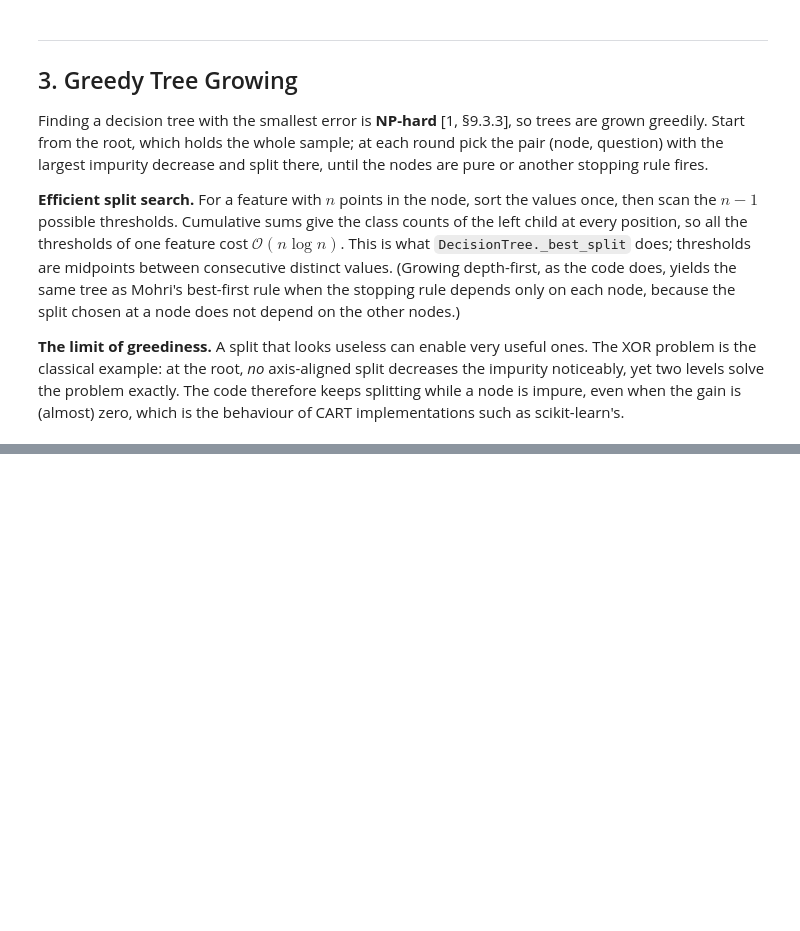
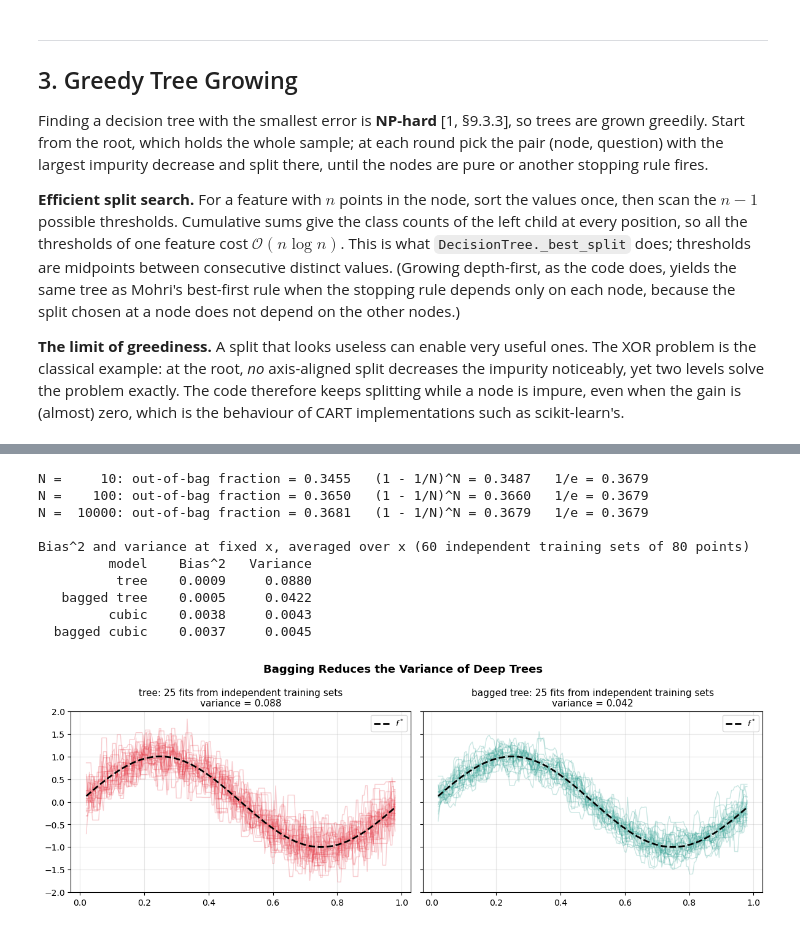
Before and after one commit to matteoguerrucci7-max/Machine-Learning, a Jupyter notebook: 09_decision_trees_random_forest_boosting.ipynb, the cells around one changed output, grey strips where cells are left out. Drawn from its saved outputs; the diff is of its cells as text; code cells hidden in the pictures; blank space fills up the shorter version.

```diff
--- a/09_decision_trees_random_forest_boosting.ipynb
+++ b/09_decision_trees_random_forest_boosting.ipynb
@@ -586,0 +742,61 @@ plt.tight_layout(); plt.show()
+# %%
+# (a) Fraction of points out of bag
+rng = np.random.default_rng(0)
+for n_pts in [10, 100, 10_000]:
+    frac = np.mean([1 - len(np.unique(rng.integers(n_pts, size=n_pts))) / n_pts for _ in range(2000 if n_pts < 10_000 else 200)])
+    print(f"N = {n_pts:>6}: out-of-bag fraction = {frac:.4f}   (1 - 1/N)^N = {(1 - 1/n_pts)**n_pts:.4f}   1/e = {np.exp(-1):.4f}")
+
+# (b) Bagging deep trees vs bagging a stable learner, on independent training sets
+f_true2 = lambda x: np.sin(2 * np.pi * x)
+x_grid = np.linspace(0.02, 0.98, 200)[:, None]
+n_sets, n_pts, B_bag = 60, 80, 40
+
+def fit_poly3(x, y):
+    w = np.linalg.lstsq(np.vander(x[:, 0], 4), y, rcond=None)[0]
+    return lambda xq: np.vander(xq[:, 0], 4) @ w
+def fit_tree(x, y):
+    return DecisionTree('mse', seed=0).fit(x, y).predict
+
+rng = np.random.default_rng(1)
+preds = {k: [] for k in ['tree', 'bagged tree', 'cubic', 'bagged cubic']}
+for s in range(n_sets):
+    x = rng.uniform(0, 1, n_pts)[:, None]
+    y = f_true2(x[:, 0]) + rng.normal(0, 0.3, n_pts)
+    preds['tree'].append(fit_tree(x, y)(x_grid))
+    preds['cubic'].append(fit_poly3(x, y)(x_grid))
+    bt, bc = [], []
+    for b in range(B_bag):
+        i = rng.integers(n_pts, size=n_pts)
+        bt.append(fit_tree(x[i], y[i])(x_grid)); bc.append(fit_poly3(x[i], y[i])(x_grid))
+    preds['bagged tree'].append(np.mean(bt, axis=0)); preds['bagged cubic'].append(np.mean(bc, axis=0))
+
+print(f"\nBias^2 and variance at fixed x, averaged over x ({n_sets} independent training sets of {n_pts} points)")
+print(f"{'model':>14} {'Bias^2':>9} {'Variance':>10}")
+truth = f_true2(x_grid[:, 0])
+stats = {}
+for k, v in preds.items():
+    v = np.array(v)
+    stats[k] = (np.mean((v.mean(axis=0) - truth)**2), np.mean(v.var(axis=0)))
+    print(f"{k:>14} {stats[k][0]:>9.4f} {stats[k][1]:>10.4f}")
+
+fig, axes = plt.subplots(1, 2, figsize=(12, 4.2), sharey=True)
+for ax, k, c in zip(axes, ['tree', 'bagged tree'], [RED, TEAL]):
+    for row in np.array(preds[k])[:25]:
+        ax.plot(x_grid[:, 0], row, color=c, alpha=0.25, lw=1)
+    ax.plot(x_grid[:, 0], truth, 'k--', lw=2, label='$f^*$')
+    ax.set_title(f'{k}: 25 fits from independent training sets\nvariance = {stats[k][1]:.3f}', fontsize=11); ax.set_ylim(-2, 2)
+    ax.legend(fontsize=9); ax.grid(True, alpha=0.3)
+plt.suptitle('Bagging Reduces the Variance of Deep Trees', fontsize=13, fontweight='bold')
+plt.tight_layout(); plt.show()
+# %% [output]
+N =     10: out-of-bag fraction = 0.3455   (1 - 1/N)^N = 0.3487   1/e = 0.3679
+N =    100: out-of-bag fraction = 0.3650   (1 - 1/N)^N = 0.3660   1/e = 0.3679
+N =  10000: out-of-bag fraction = 0.3681   (1 - 1/N)^N = 0.3679   1/e = 0.3679
+
+Bias^2 and variance at fixed x, averaged over x (60 independent training sets of 80 points)
+         model    Bias^2   Variance
+          tree    0.0009     0.0880
+   bagged tree    0.0005     0.0422
+         cubic    0.0038     0.0043
+  bagged cubic    0.0037     0.0045
+[figure, added]
```
Also changed, not shown: parts of 33 cells of this notebook.
